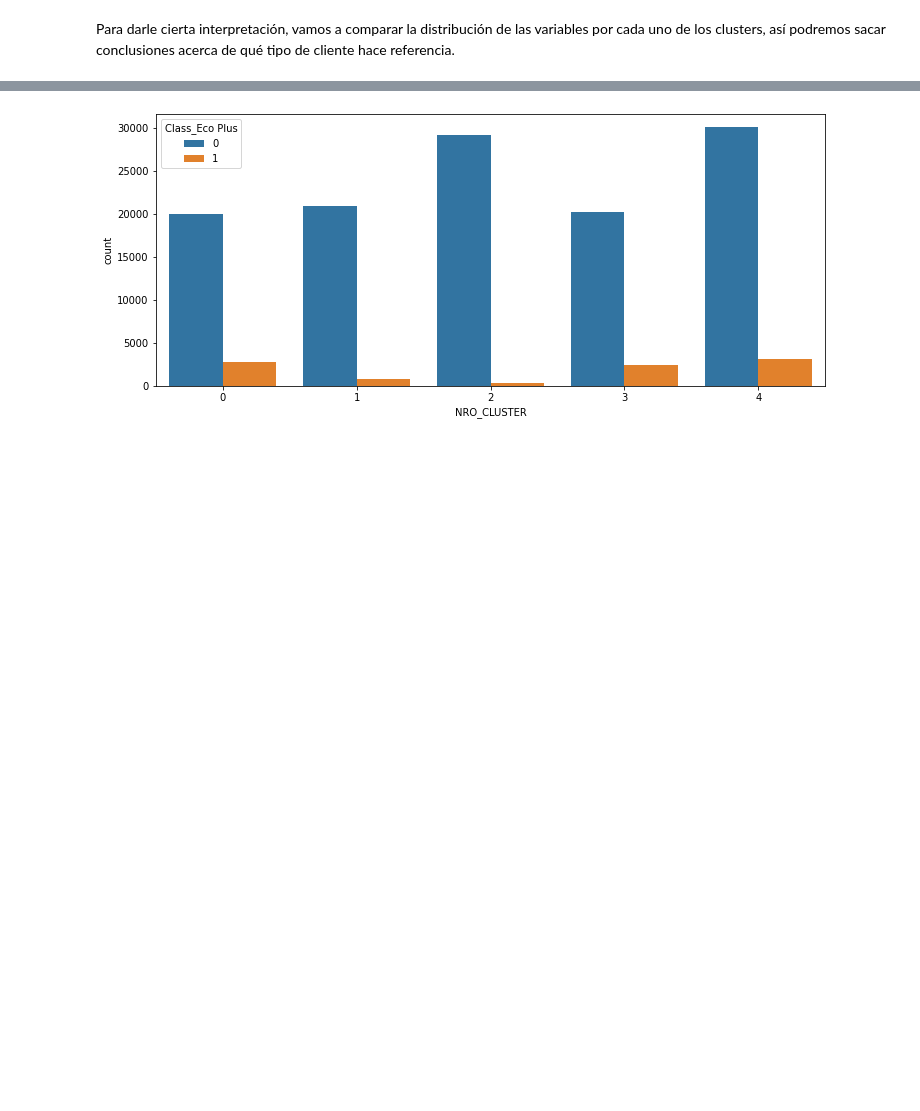
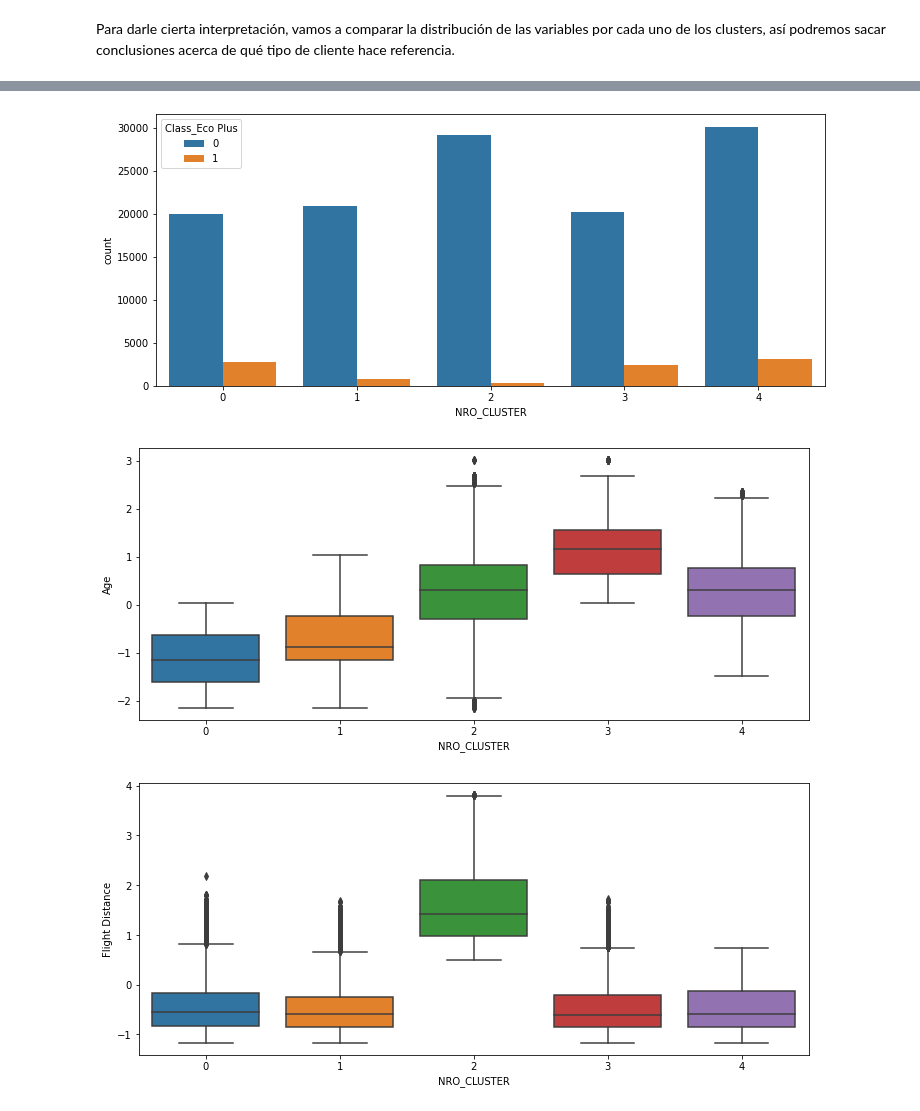
Before and after one commit to TomasSG/Parcial2-CienciaDeDatos, a Jupyter notebook: notebook/Parcial2.ipynb, the cells around one changed output, grey strips where cells are left out. Saved outputs shown, nothing was run; the diff lists cells and outputs as text; code cells hidden in the pictures; blank space fills up the shorter version.

Commit message:
Listo el clustering

```diff
--- a/notebook/Parcial2.ipynb
+++ b/notebook/Parcial2.ipynb
@@ -1517,23 +1517,33 @@ centroides
 Para darle cierta interpretación, vamos a comparar la distribución de las variables por cada uno de los clusters, así podremos sacar conclusiones acerca de qué tipo de cliente hace referencia.
 # %%
 # Definir las variables sobre las cuales iteramos
-vars = ['Gender_Female', 'Gender_Male',
+vars_cat = ['Gender_Female', 'Gender_Male',
        'Customer Type_Loyal Customer', 'Customer Type_disloyal Customer',
        'Type of Travel_Business travel', 'Type of Travel_Personal Travel',
        'Class_Business', 'Class_Eco', 'Class_Eco Plus']
 
+vars_num = ['Age', 'Flight Distance']
+
 # Generar un countplot por cada variable
-for var in vars:
+for var in vars_cat:
   plt.figure(figsize=FIGSIZE)
-  sns.countplot(x="NRO_CLUSTER", hue=var, data=df_cluster, )
+  sns.countplot(x="NRO_CLUSTER", hue=var, data=df_cluster)
   plt.show()
+
+# Generamosun boxplot por cada variable
+for var in vars_num:
+  plt.figure(figsize=FIGSIZE)
+  box = sns.boxplot(x="NRO_CLUSTER", y=var, data=df_cluster)
+  box.plot()
 # %% [output]
 [figure]
 [figure]
 [figure]
 [figure]
 [figure]
 [figure]
 [figure]
 [figure]
 [figure]
+[figure, added]
+[figure, added]
```
Also changed, not shown: parts of 1 cell of this notebook.
